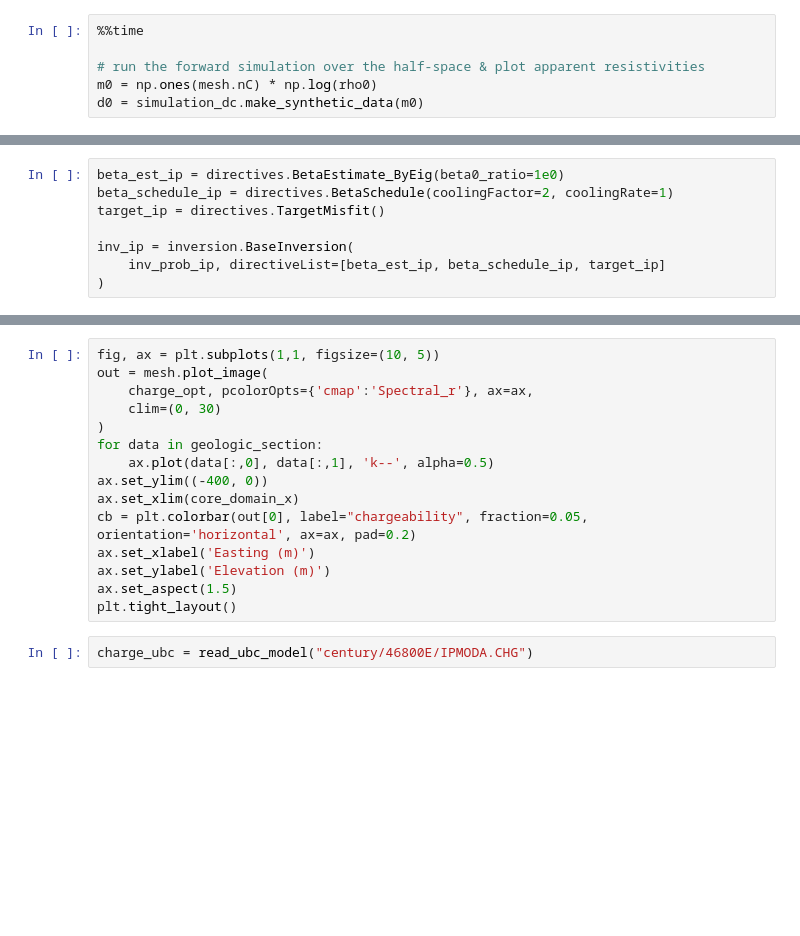
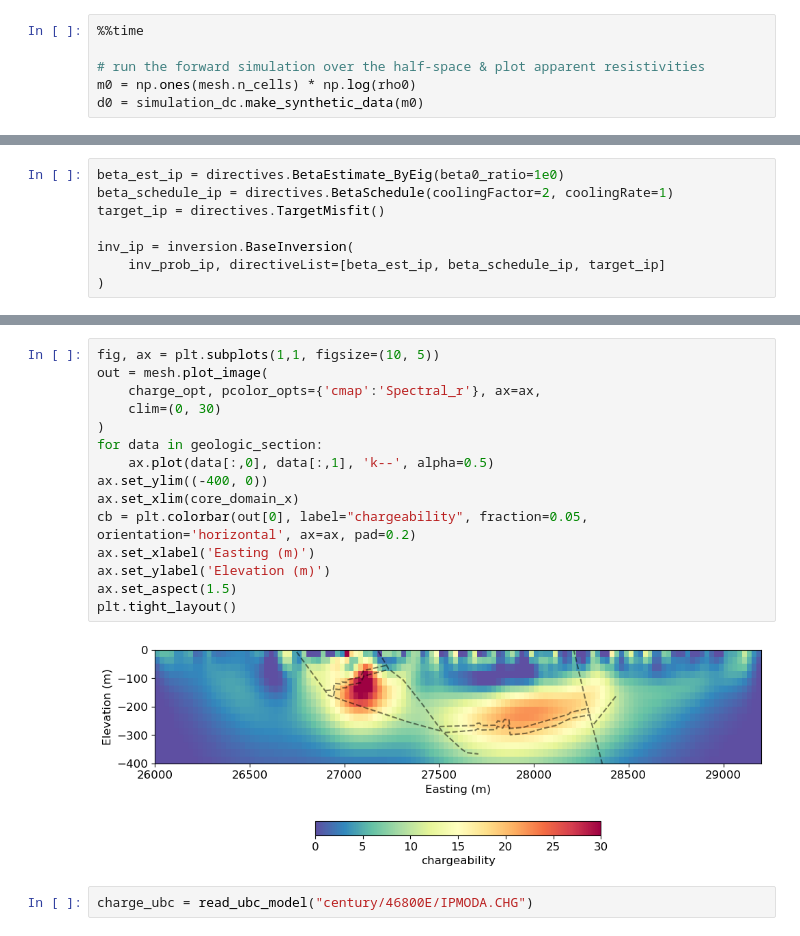
Before and after one commit to ubcgif/2025-sustech-simpeg-tutorial, a Jupyter notebook: 1-century-dcip-inversion.ipynb, the cells around one changed output, grey strips where cells are left out. Saved outputs shown, nothing was run; the diff lists cells and outputs as text; blank space fills up the shorter version.

```diff
--- a/1-century-dcip-inversion.ipynb
+++ b/1-century-dcip-inversion.ipynb
@@ -518,5 +629,5 @@ To check our mesh and forward simulation, we run a simulation over a half-space.
 %%time
 
 # run the forward simulation over the half-space & plot apparent resistivities
-m0 = np.ones(mesh.nC) * np.log(rho0)
+m0 = np.ones(mesh.n_cells) * np.log(rho0)
 d0 = simulation_dc.make_synthetic_data(m0)
@@ -943,18 +1110,20 @@ plt.tight_layout()
 # %%
 fig, ax = plt.subplots(1,1, figsize=(10, 5))
 out = mesh.plot_image(
-    charge_opt, pcolorOpts={'cmap':'Spectral_r'}, ax=ax,
+    charge_opt, pcolor_opts={'cmap':'Spectral_r'}, ax=ax,
     clim=(0, 30)
 )
 for data in geologic_section:
     ax.plot(data[:,0], data[:,1], 'k--', alpha=0.5)
 ax.set_ylim((-400, 0))
 ax.set_xlim(core_domain_x)
 cb = plt.colorbar(out[0], label="chargeability", fraction=0.05, orientation='horizontal', ax=ax, pad=0.2)
 ax.set_xlabel('Easting (m)')
 ax.set_ylabel('Elevation (m)')
 ax.set_aspect(1.5)
 plt.tight_layout()
+# %% [output]
+[figure, added]
 # %%
 charge_ubc = read_ubc_model("century/46800E/IPMODA.CHG")
 # %%
```
Also changed, not shown: parts of 39 cells of this notebook, 4 other files.
